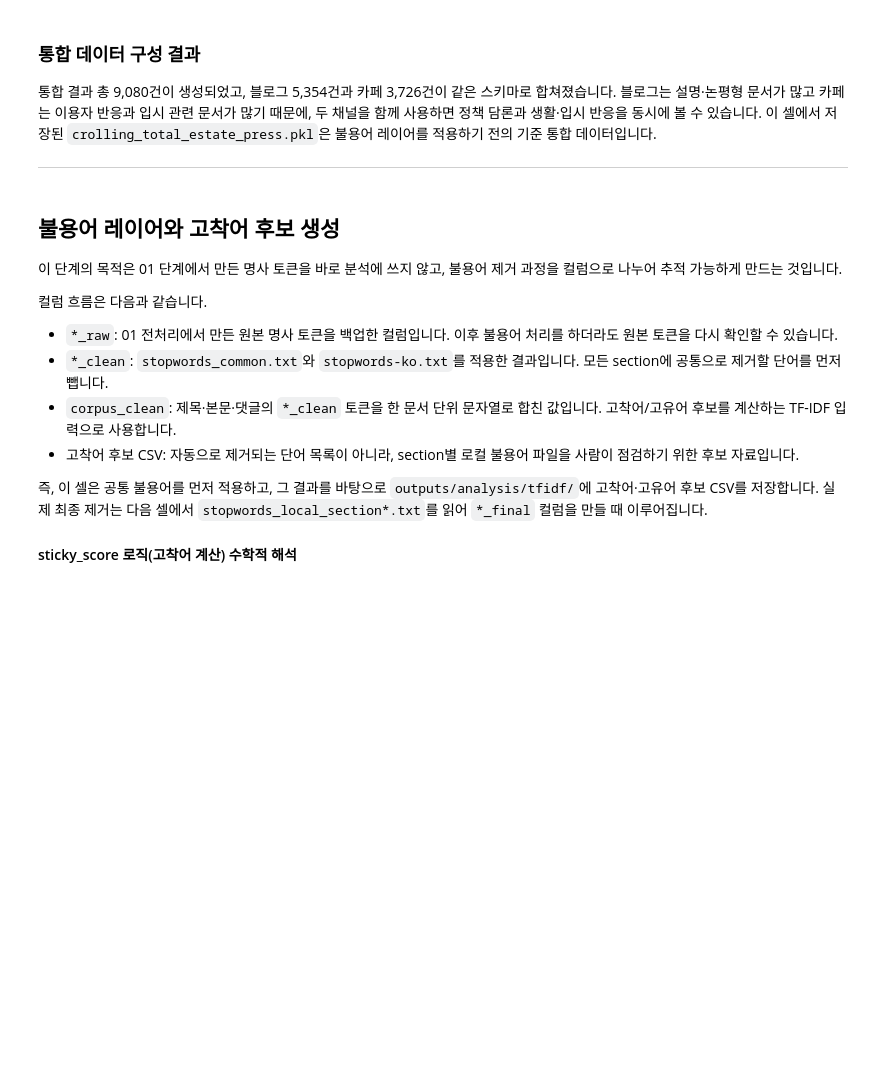
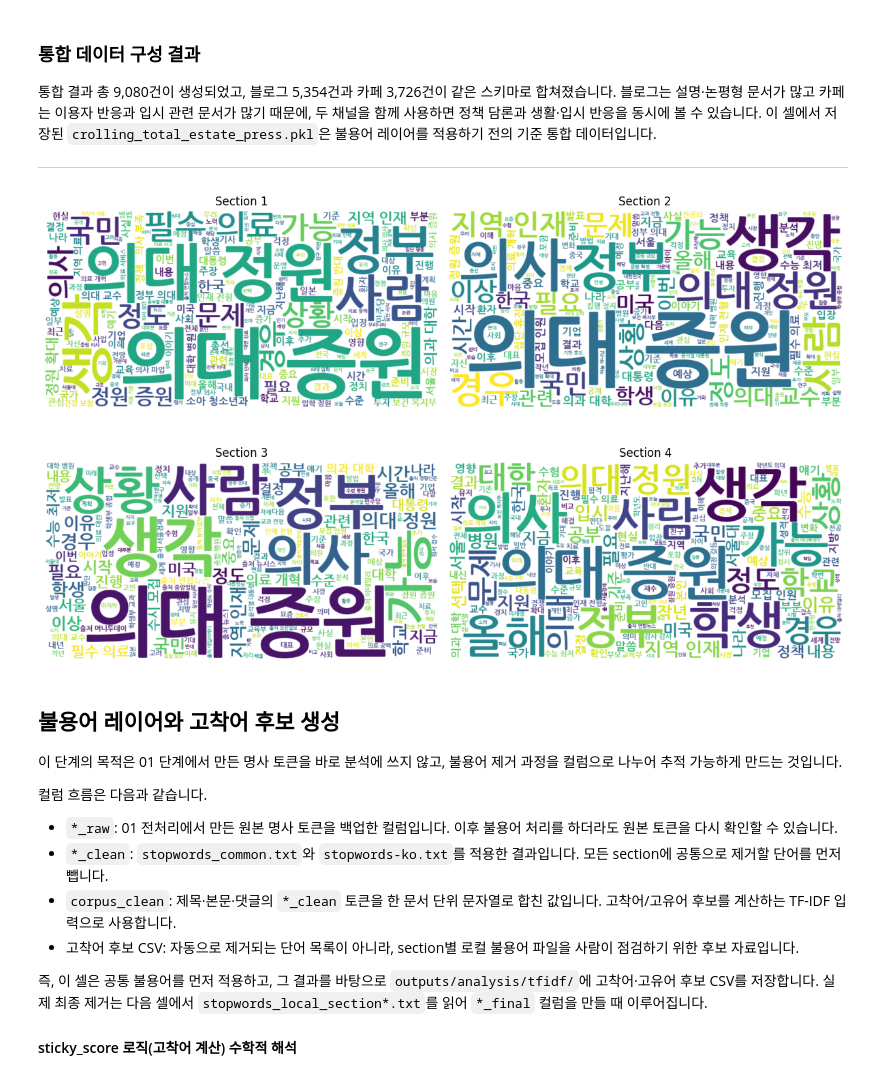
Before and after one commit to 01tjdus/Increase-in-medical-school-seats, a Jupyter notebook: notebooks/02_integrated/integrated_preprocessing.ipynb, the cells around one changed output. Saved outputs shown, nothing was run; the diff lists cells and outputs as text; code cells hidden in the pictures; blank space fills up the shorter version.

Commit message:
불용어 처리 전 워드클라우드 추가

```diff
--- a/notebooks/02_integrated/integrated_preprocessing.ipynb
+++ b/notebooks/02_integrated/integrated_preprocessing.ipynb
@@ -258,6 +266,48 @@ Name: count, dtype: int64
 통합 결과 총 9,080건이 생성되었고, 블로그 5,354건과 카페 3,726건이 같은 스키마로 합쳐졌습니다. 블로그는 설명·논평형 문서가 많고 카페는 이용자 반응과 입시 관련 문서가 많기 때문에, 두 채널을 함께 사용하면 정책 담론과 생활·입시 반응을 동시에 볼 수 있습니다. 이 셀에서 저장된 `crolling_total_estate_press.pkl`은 불용어 레이어를 적용하기 전의 기준 통합 데이터입니다.
 
 ---
+# %%
+# 불용어 처리 전: 통합 데이터의 제목·본문·댓글 명사를 합쳐 section별 워드클라우드로 시각화합니다.
+# (폰트·크기·배경색은 03 section_analysis.ipynb Step 3 WordCloud와 동일)
+from wordcloud import WordCloud
+import matplotlib.pyplot as plt
+
+_nanum_ttf = PROJECT_ROOT / "nanum-gothic" / "NanumGothicBold.ttf"
+OUT_WC = OUTPUTS_ANALYSIS_WORDCLOUD
+
+
+def row_nouns_pre_stopword(row):
+    parts = []
+    for col in ("title_token_noun", "document_token_noun", "comment_token_noun"):
+        parts.extend(ensure_token_list(row.get(col)))
+    return parts
+
+
+wc_df = combined_df.copy()
+wc_df["nouns_pre_stopword"] = wc_df.apply(row_nouns_pre_stopword, axis=1)
+
+fig, axes = plt.subplots(2, 2, figsize=(12, 8))
+for i, s in enumerate((1, 2, 3, 4)):
+    ax = axes.ravel()[i]
+    text = " ".join(
+        w for row in wc_df.loc[wc_df["section"] == s, "nouns_pre_stopword"] for w in row
+    )
+    wc = (
+        WordCloud(font_path=str(_nanum_ttf), width=800, height=400, background_color="white").generate(text)
+        if text.strip()
+        else None
+    )
+    if wc:
+        ax.imshow(wc, interpolation="bilinear")
+    else:
+        ax.text(0.5, 0.5, "(empty)", ha="center", va="center", transform=ax.transAxes)
+    ax.set_title(f"Section {s}")
+    ax.axis("off")
+plt.tight_layout()
+plt.savefig(OUT_WC / "wordcloud_by_section_pre_stopword.png", dpi=150, bbox_inches="tight")
+plt.show()
+# %% [output]
+[figure, added]
 # %% [markdown]
 ## 불용어 레이어와 고착어 후보 생성
 
```
Also changed, not shown: parts of 2 cells of this notebook, 7 other files.
